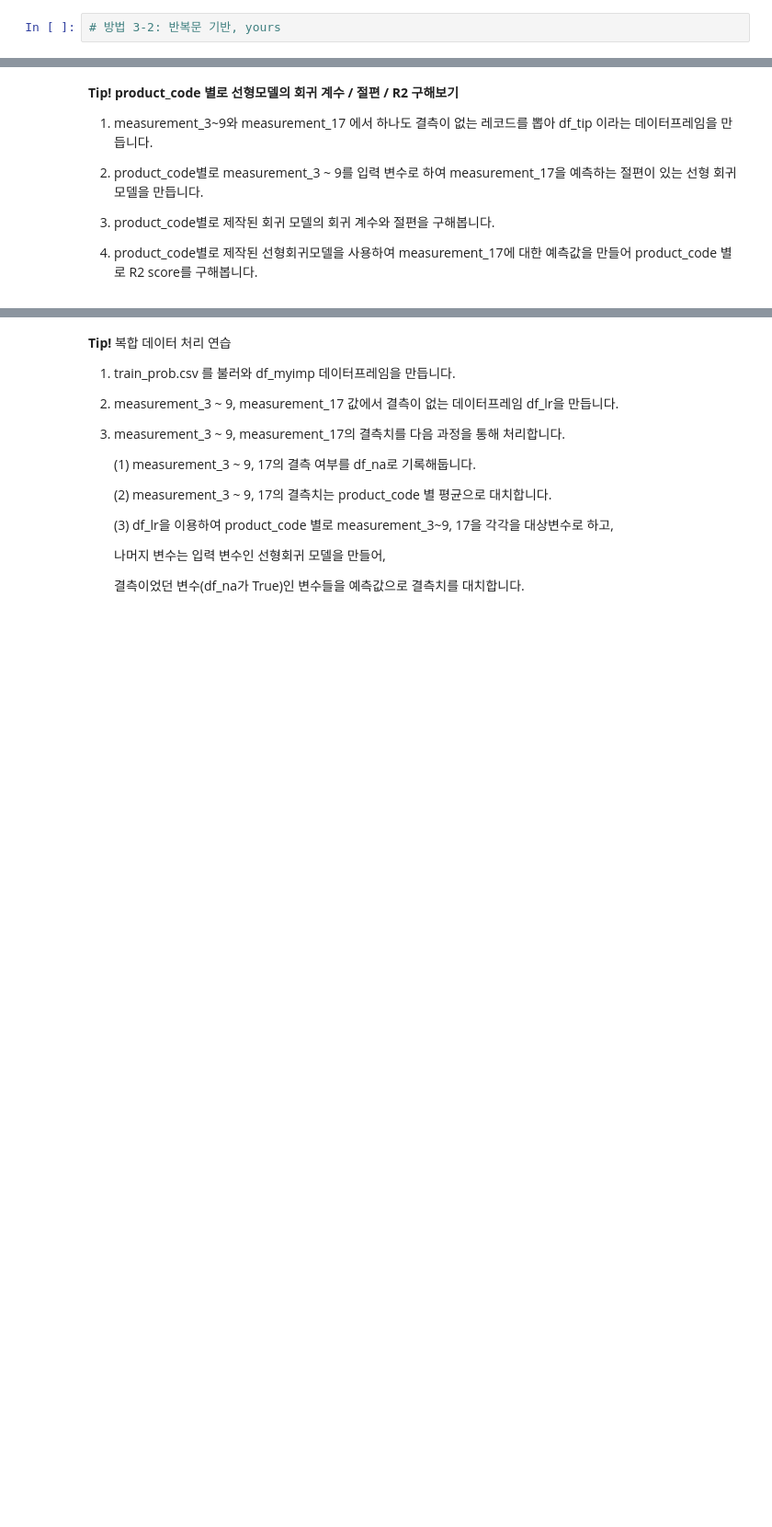
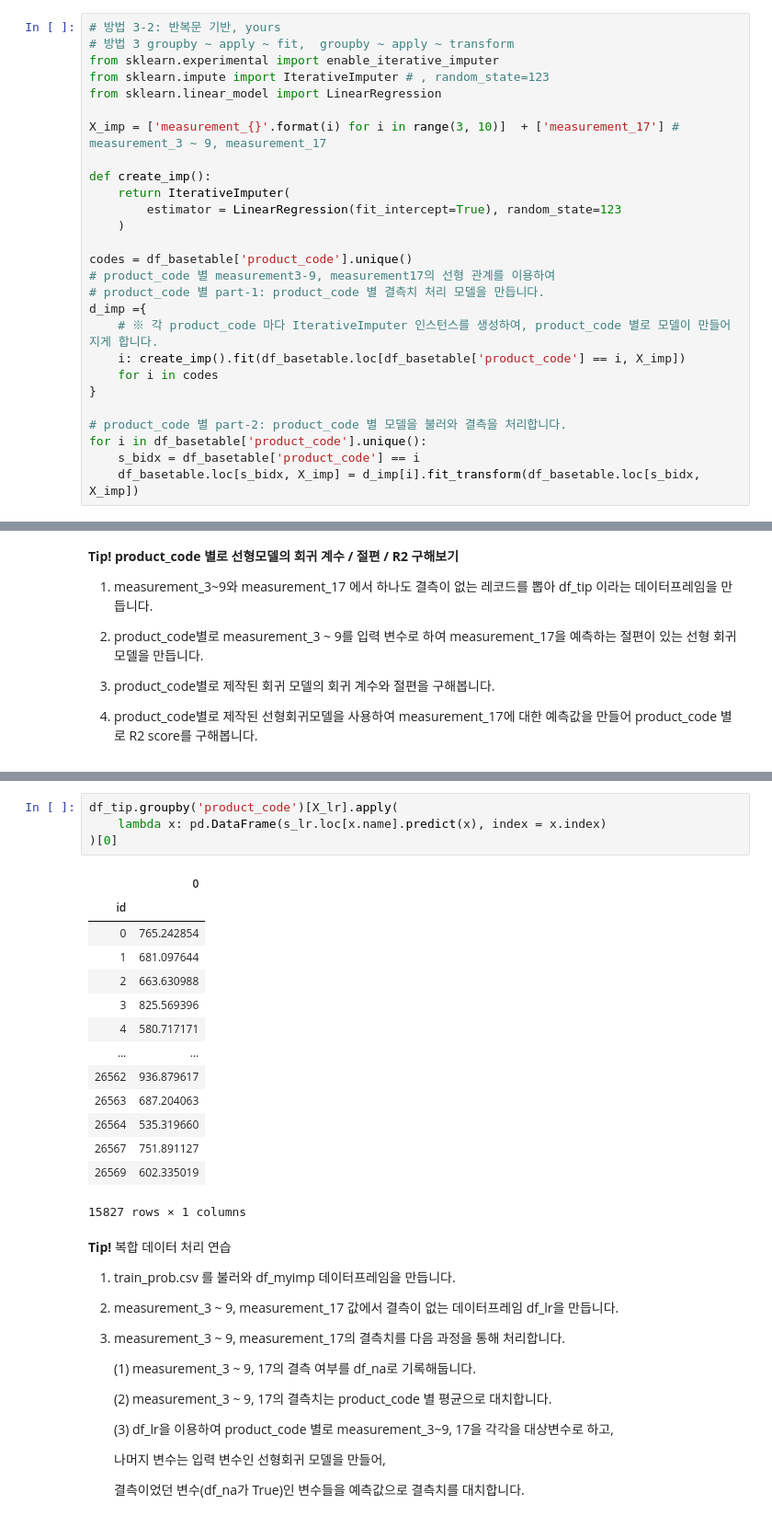
Before and after one commit to sunkusun9/ds_lv3_2606, a Jupyter notebook: sec_ds_lv3_prob1_prob.ipynb, the cells around one changed output, grey strips where cells are left out. Shown at 92% size. Cells and saved outputs as stored; diff of their text form; blank space fills up the shorter version.

```diff
--- a/sec_ds_lv3_prob1_prob.ipynb
+++ b/sec_ds_lv3_prob1_prob.ipynb
@@ -307,6 +307,31 @@ df_basetable[X_imp] = df_basetable.groupby('product_code')[X_imp].apply(
 )
 # %%
 # 방법 3-2: 반복문 기반, yours
+# 방법 3 groupby ~ apply ~ fit,  groupby ~ apply ~ transform
+from sklearn.experimental import enable_iterative_imputer
+from sklearn.impute import IterativeImputer # , random_state=123
+from sklearn.linear_model import LinearRegression
+
+X_imp = ['measurement_{}'.format(i) for i in range(3, 10)]  + ['measurement_17'] # measurement_3 ~ 9, measurement_17
+
+def create_imp():
+    return IterativeImputer(
+        estimator = LinearRegression(fit_intercept=True), random_state=123
+    )
+
+codes = df_basetable['product_code'].unique()
+# product_code 별 measurement3-9, measurement17의 선형 관계를 이용하여
+# product_code 별 part-1: product_code 별 결측치 처리 모델을 만듭니다.
+d_imp ={
+    # ※ 각 product_code 마다 IterativeImputer 인스턴스를 생성하여, product_code 별로 모델이 만들어지게 합니다.
+    i: create_imp().fit(df_basetable.loc[df_basetable['product_code'] == i, X_imp])
+    for i in codes
+}
+
+# product_code 별 part-2: product_code 별 모델을 불러와 결측을 처리합니다.
+for i in df_basetable['product_code'].unique():
+    s_bidx = df_basetable['product_code'] == i
+    df_basetable.loc[s_bidx, X_imp] = d_imp[i].fit_transform(df_basetable.loc[s_bidx, X_imp])
 # %% [markdown]
 ## 단계 3
 
@@ -358,3 +437,22 @@ df_basetable[['measurement_{}'.format(i) for i in range(3, 18)]].agg(['mean', 's
+# %%
+df_tip.groupby('product_code')[X_lr].apply(
+    lambda x: pd.DataFrame(s_lr.loc[x.name].predict(x), index = x.index)
+)[0]
+# %% [output]
+|  | 0 |
+| id |  |
+| 0 | 765.242854 |
+| 1 | 681.097644 |
+| 2 | 663.630988 |
+| 3 | 825.569396 |
+| 4 | 580.717171 |
+| ... | ... |
+| 26562 | 936.879617 |
+| 26563 | 687.204063 |
+| 26564 | 535.319660 |
+| 26567 | 751.891127 |
+| 26569 | 602.335019 |
+15827 rows × 1 columns
 # %% [markdown]
 **Tip!** 복합 데이터 처리 연습
 
```
Also changed, not shown: parts of 10 cells of this notebook.
